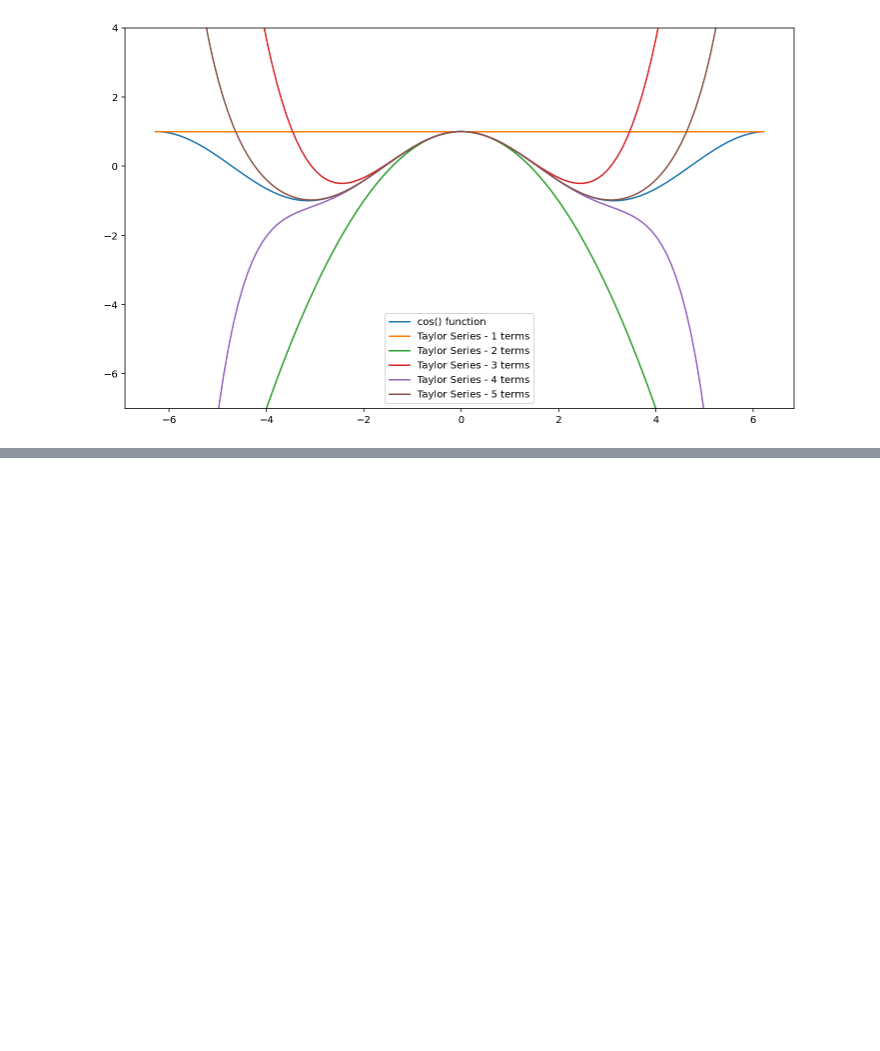
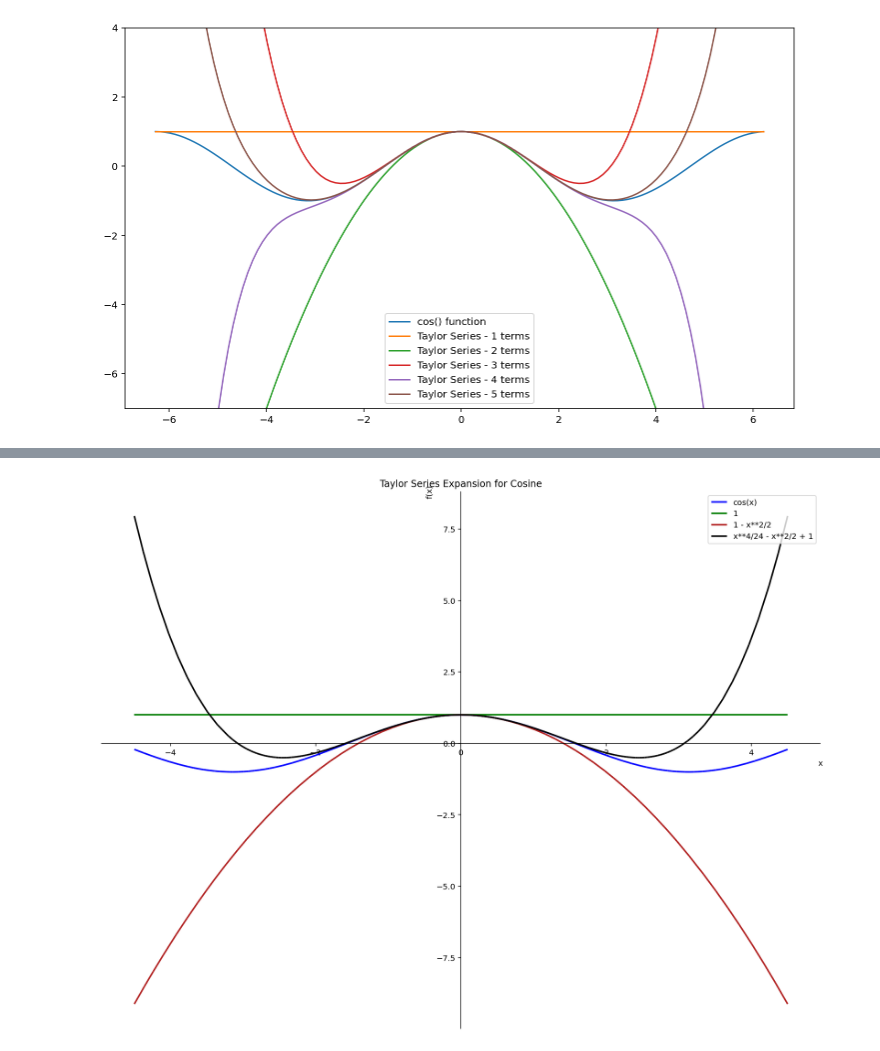
Before and after one commit to jasanabriap/MetNumUN2020II, a Jupyter notebook: Taylor Series.ipynb, the cells around one changed output, grey strips where cells are left out. Saved outputs shown, nothing was run; the diff lists cells and outputs as text; code cells hidden in the pictures; blank space fills up the shorter version.

```diff
--- a/Taylor Series.ipynb
+++ b/Taylor Series.ipynb
@@ -173,0 +230,12 @@ plt.show()
+# %%
+p = plot(cos(x),taylor(cos(x),0,2),taylor(cos(x),0,4),taylor(cos(x),0,6),
+         (x,-4.5,4.5),legend=True, show=False)
+
+p[0].line_color = 'blue'
+p[1].line_color = 'green'
+p[2].line_color = 'firebrick'
+p[3].line_color = 'black'
+p.title = 'Taylor Series Expansion for Cosine'
+p.show()
+# %% [output]
+[figure, added]
```
Also changed, not shown: parts of 11 cells of this notebook.
